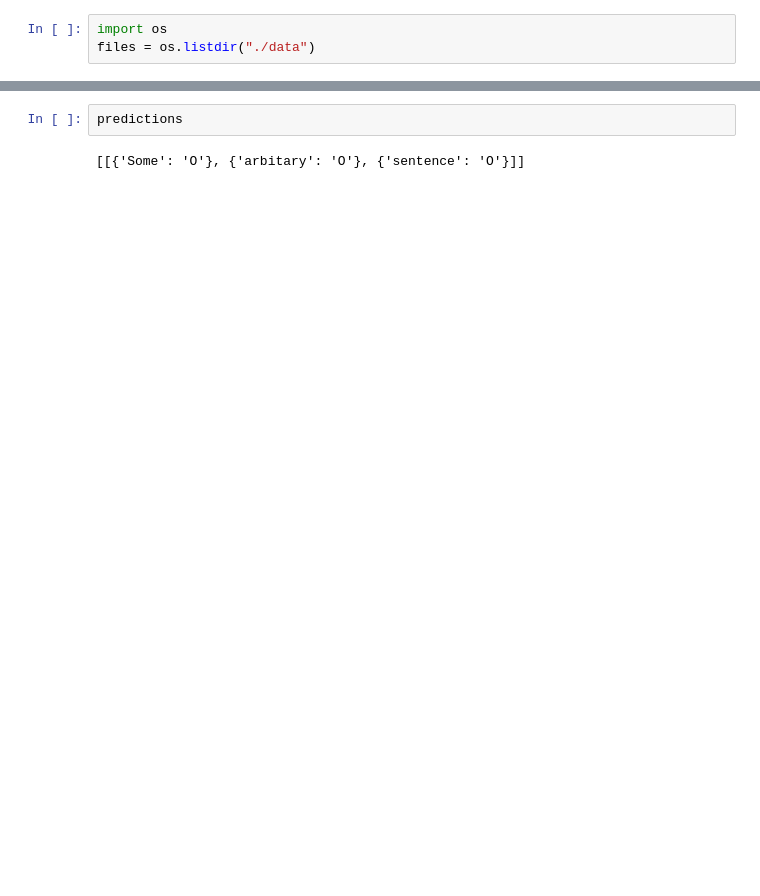
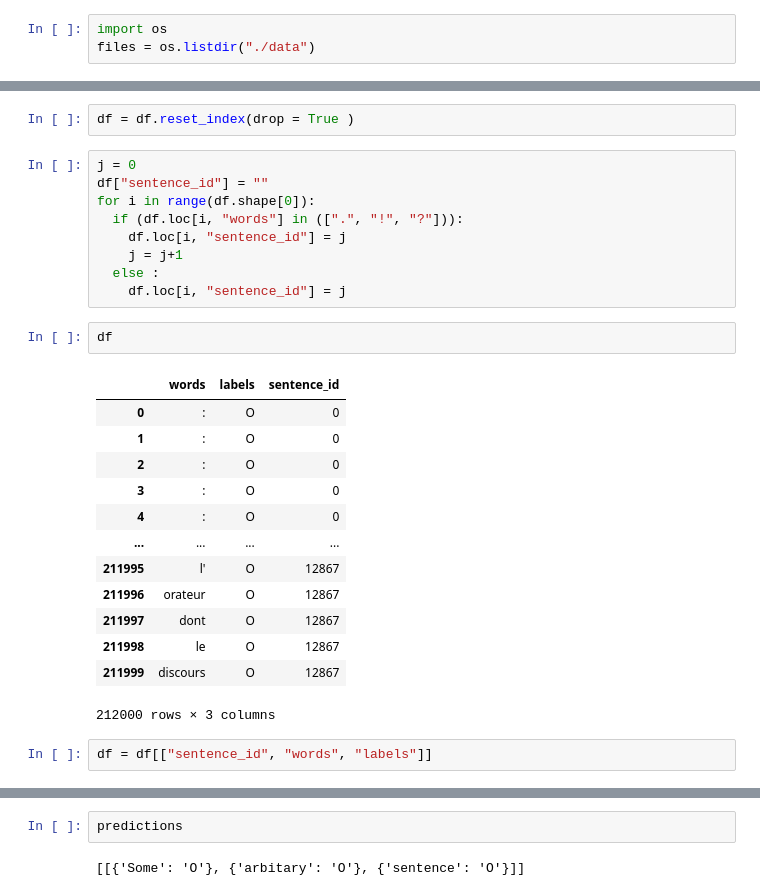
Before and after one commit to C4viar/PPD_MSLD_2019_2020_LL-AL-MT, a Jupyter notebook: Draft_code/projet_ner.ipynb, the cells around one changed output, grey strips where cells are left out. Drawn from its saved outputs; the diff is of its cells as text; blank space fills up the shorter version.

```diff
--- a/Draft_code/projet_ner.ipynb
+++ b/Draft_code/projet_ner.ipynb
@@ -203,0 +278,29 @@ test.columns = ["words", "labels"]
+# %%
+df = df.reset_index(drop = True )
+# %%
+j = 0
+df["sentence_id"] = ""
+for i in range(df.shape[0]):
+  if (df.loc[i, "words"] in ([".", "!", "?"])):
+    df.loc[i, "sentence_id"] = j
+    j = j+1
+  else :
+    df.loc[i, "sentence_id"] = j
+# %%
+df
+# %% [output]
+|  | words | labels | sentence_id |
+| 0 | : | O | 0 |
+| 1 | : | O | 0 |
+| 2 | : | O | 0 |
+| 3 | : | O | 0 |
+| 4 | : | O | 0 |
+| ... | ... | ... | ... |
+| 211995 | l' | O | 12867 |
+| 211996 | orateur | O | 12867 |
+| 211997 | dont | O | 12867 |
+| 211998 | le | O | 12867 |
+| 211999 | discours | O | 12867 |
+212000 rows × 3 columns
+# %%
+df = df[["sentence_id", "words", "labels"]]
```
Also changed, not shown: parts of 18 cells of this notebook.
